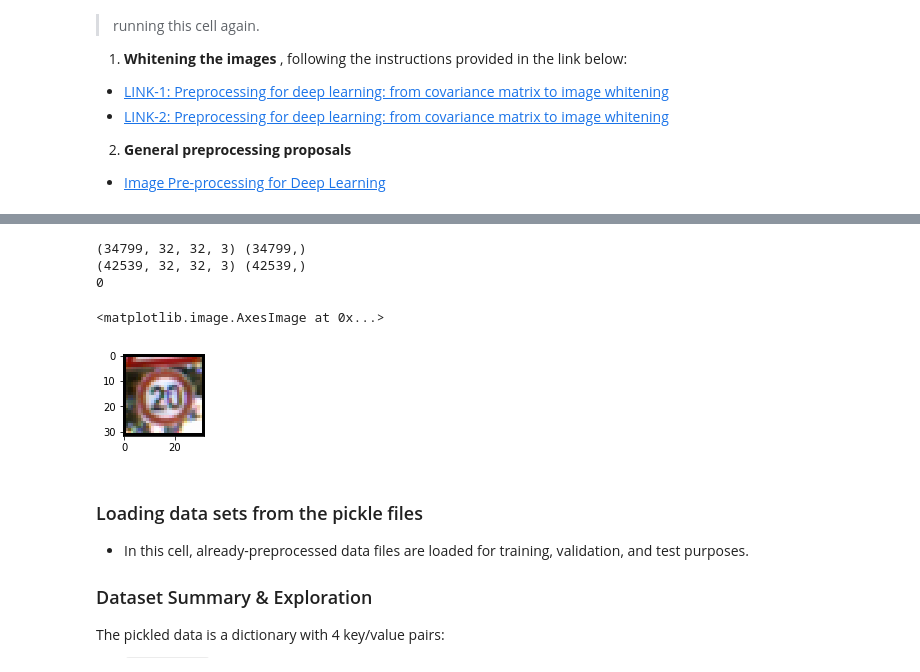
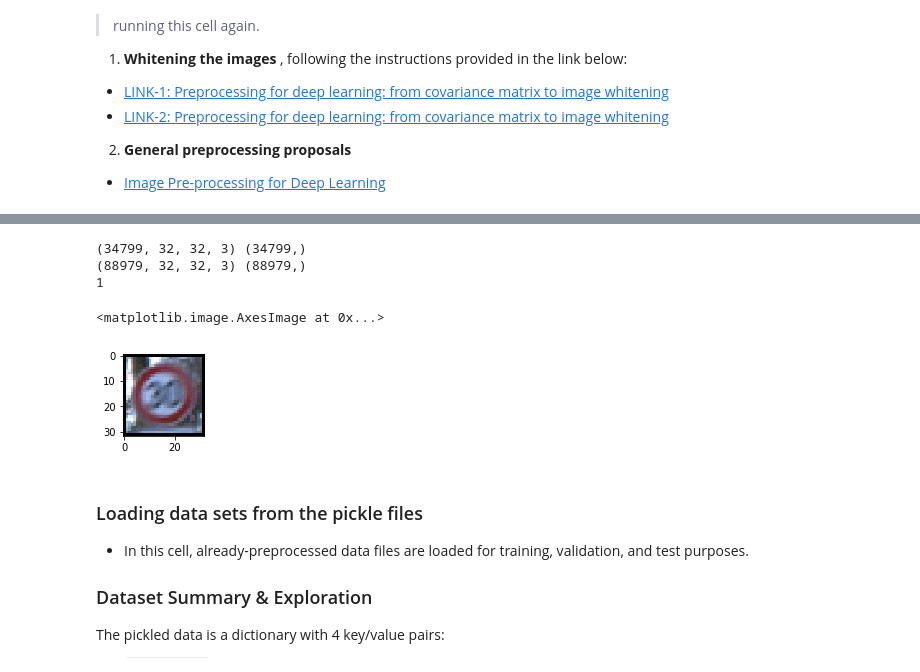
Before and after one commit to Hamidreza3252/CarND-Traffic-Sign-Classifier-Project, a Jupyter notebook: Traffic_Sign_Classifier.ipynb, the cells around one changed output, grey strips where cells are left out. Cells and saved outputs as stored; diff of their text form; code cells hidden in the pictures.

Commit message:
modified data augmentation to add random values only

```diff
--- a/Traffic_Sign_Classifier.ipynb
+++ b/Traffic_Sign_Classifier.ipynb
@@ -88,15 +88,15 @@ x_test_norm_data = Cnn.normalize(x_test_raw_data, approach="scale")
 # print("Features Count:\n", features_counts)
 # min_features_counts = min(features_counts)
 
-x_train_norm_data, y_train_norm_data = Cnn.augment_data(x_train_norm_data, y_train_raw_data, epsilon=0.1)
-arg_sort_indices = np.argsort(y_train_norm_data)
-x_train_norm_data = x_train_norm_data[arg_sort_indices]
-y_train_norm_data = y_train_norm_data[arg_sort_indices]
+y_train_norm_data = y_train_raw_data
 
-x_train_norm_data, y_train_norm_data = Cnn.augment_data(x_train_norm_data, y_train_raw_data, epsilon=0.1)
-arg_sort_indices = np.argsort(y_train_norm_data)
-x_train_norm_data = x_train_norm_data[arg_sort_indices]
-y_train_norm_data = y_train_norm_data[arg_sort_indices]
+x_train_norm_data, y_train_norm_data, features_counts = Cnn.augment_data(x_train_norm_data, y_train_norm_data, epsilon=0.05)
+x_train_norm_data, y_train_norm_data, features_counts = Cnn.augment_data(x_train_norm_data, y_train_norm_data, epsilon=-0.05)
+x_train_norm_data, y_train_norm_data, features_counts = Cnn.augment_data(x_train_norm_data, y_train_norm_data, epsilon=0.05)
+
+# arg_sort_indices = np.argsort(y_train_norm_data)
+# x_train_norm_data = x_train_norm_data[arg_sort_indices]
+# y_train_norm_data = y_train_norm_data[arg_sort_indices]
 
 # x_train_norm_data, y_train_raw_data = Cnn.augment_data(x_train_norm_data, y_train_raw_data, epsilon=0.5)
 # x_train_norm_data, y_train_raw_data = Cnn.augment_data(x_train_norm_data, y_train_raw_data, epsilon=0.8)
@@ -151,31 +158,31 @@ IndexError: boolean index did not match indexed array along dimension 0; dimensi
 # %%
 print(train_raw_data["features"].shape, train_raw_data["labels"].shape)
 print(train_processed_data["features"].shape, train_processed_data["labels"].shape)
 
 temp_images = train_processed_data["features"]
 temp_labels = train_processed_data["labels"]
 
 #Cnn.plot_flattened_image(train_processed_data["features"][400])
 
-indexxx = 359
+indexxx = 1440
 
 print(train_processed_data["labels"][indexxx].astype(np.uint8))
 # print(train_processed_data["labels"][max(indexxx - 180, 0)].astype(np.uint8))
 
 plt.figure(figsize=(1.5, 1.5))
 plt.imshow(temp_images[indexxx])
 
 # plt.figure(figsize=(1.5, 1.5))
 # plt.imshow(temp_images[abs(indexxx - 180)])
 
 # plt.figure(figsize=(1.5, 1.5))
 # plt.imshow(x_train_raw_data[indexxx])
 # %% [output]
 (34799, 32, 32, 3) (34799,)
-(42539, 32, 32, 3) (42539,)
-0
+(88979, 32, 32, 3) (88979,)
+1
 <matplotlib.image.AxesImage at 0x...>
-[figure, old version]
+[figure, new version]
 # %% [markdown]
 ### Loading data sets from the pickle files
 - In this cell, already-preprocessed data files are loaded for training, validation, and test purposes.
```
Also changed, not shown: parts of 7 cells of this notebook, 2 other files.
